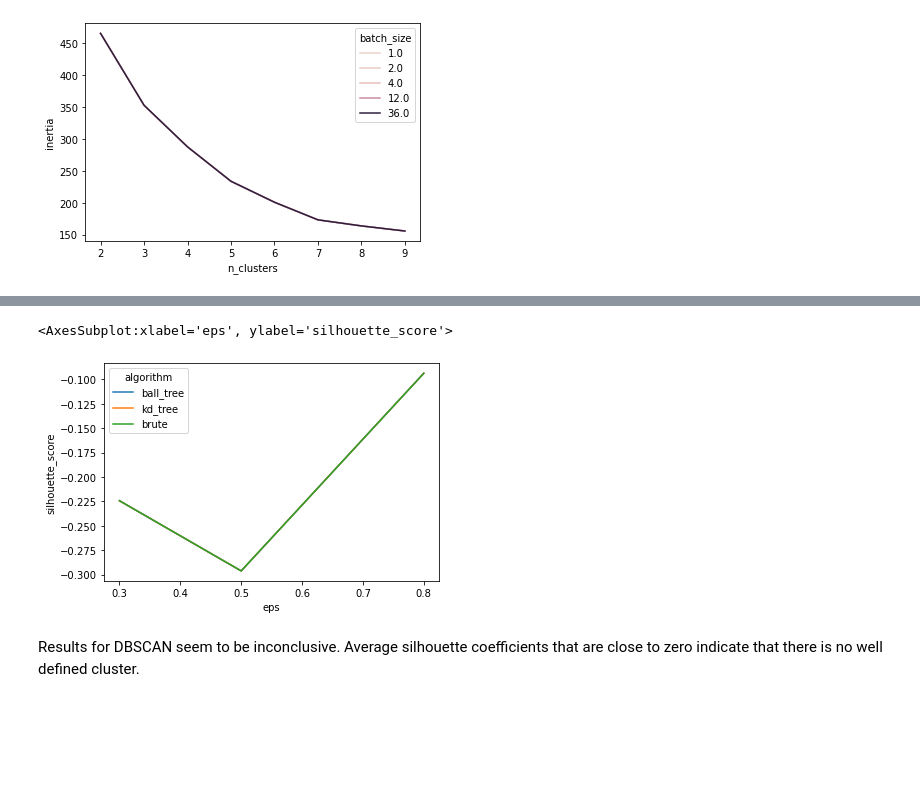
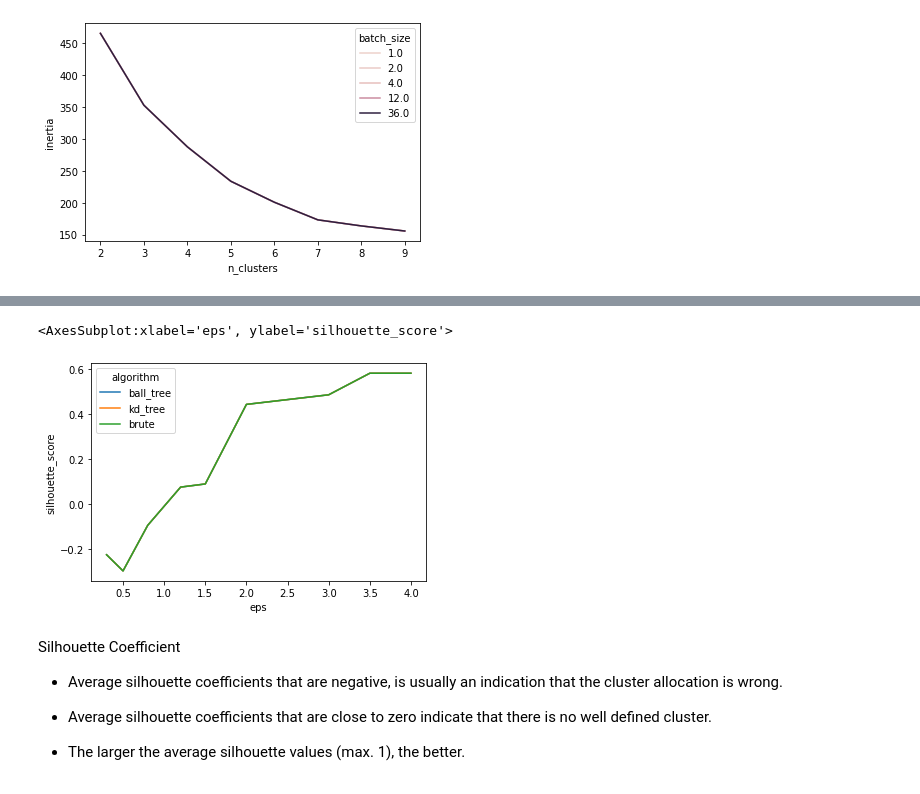
Before and after one commit to joaonmatos/feup-machine-learning, a Jupyter notebook: analysis/districts.ipynb, the cells around one changed output, grey strips where cells are left out. Saved outputs shown, nothing was run; the diff lists cells and outputs as text; code cells hidden in the pictures; blank space fills up the shorter version.

```diff
--- a/analysis/districts.ipynb
+++ b/analysis/districts.ipynb
@@ -201,22 +215,28 @@ bkmeans_clusters = bkm.predict(base_shifted_data)
 # %%
 from sklearn.cluster import DBSCAN
 from sklearn.metrics import silhouette_score
 dbscans = pd.DataFrame(columns=["eps", "algorithm", "sill_coef"])
 
-for eps in [0.3, 0.5, 0.8]:
+for eps in [0.3, 0.5, 0.8, 1.2, 1.5, 2, 3, 3.5, 4]:
     for algorithm in ["ball_tree", "kd_tree", "brute"]:
         dbs = DBSCAN(
             eps = eps,
             min_samples=2,
             algorithm=algorithm,
         )
         labels = dbs.fit_predict(base_shifted_data)
         sil = silhouette_score(X=base_shifted_data, labels=labels)
         dbscans = dbscans.append({"eps": eps, "algorithm": algorithm, "silhouette_score": sil}, ignore_index=True)
 
 sbs.lineplot(data=dbscans, x="eps", y="silhouette_score", hue="algorithm")
 # %% [output]
 <AxesSubplot:xlabel='eps', ylabel='silhouette_score'>
-[figure, old version]
+[figure, new version]
 # %% [markdown]
-Results for DBSCAN seem to be inconclusive. Average silhouette coefficients that are close to zero indicate that there is no well defined cluster.
+ Silhouette Coefficient
+
+* Average silhouette coefficients that are negative, is usually an indication that the cluster allocation is wrong.
+
+* Average silhouette coefficients that are close to zero indicate that there is no well defined cluster.
+
+* The larger the average silhouette values (max. 1), the better.
```
Also changed, not shown: parts of 7 cells of this notebook, 1 other file.
